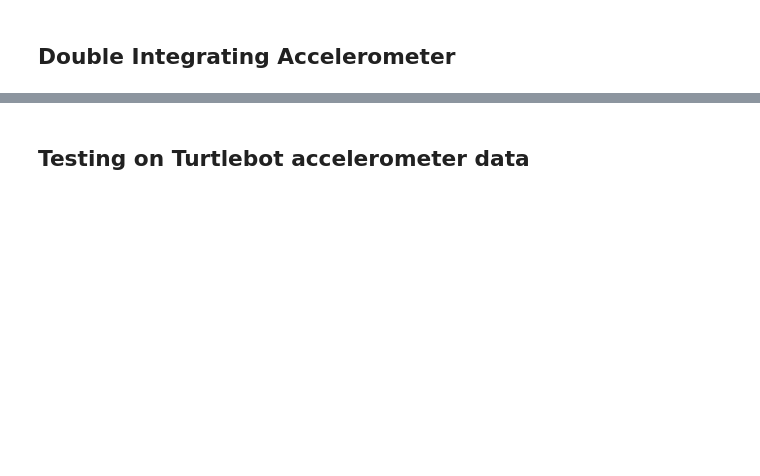
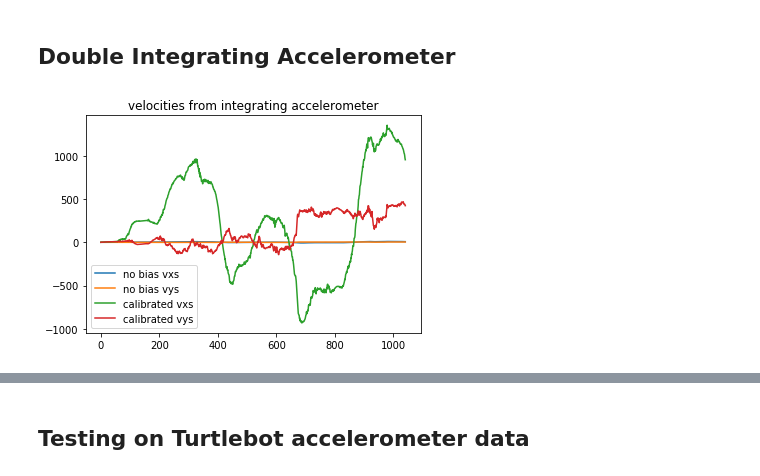
Before and after one commit to PHIL-MQP/phil, a Jupyter notebook: python/notebooks/MoCap Data Viz.ipynb, the cells around one changed output, grey strips where cells are left out. Cells and saved outputs as stored; diff of their text form; code cells hidden in the pictures; blank space fills up the shorter version.

```diff
--- a/python/notebooks/MoCap Data Viz.ipynb
+++ b/python/notebooks/MoCap Data Viz.ipynb
@@ -132,27 +145,30 @@ plt.show()
 # %% [markdown]
 ## Double Integrating Accelerometer
 # %%
-def DoubleIntegrateAccelerometer(accelerometer_data, x_bias, y_bias, x_scale, y_scale):
+def DoubleIntegrateAccelerometer(accelerometer_data, K, T, b):
     x = 0
     y = 0
     vx = 0
     vy = 0
-    last_t = accelerometer_data[0][-1]
+    dt_s = .02
     xs = []
     ys = []
     vxs = []
     vys = []
     axs = []
     ays = []
+
     for data in accelerometer_data:
-        ax = (data[0] - x_bias) * x_scale
-        ay = (data[1] - y_bias) * y_scale
-        dt_s = data[-1] - last_t
+        a_s = data[3:6]
+        a_o = T@K@(a_s+b).T
+        ax = a_o[0][0]
+        ay = a_o[1][0]
+
+#         print(a_o, a_s, dt_s)
         vx += ax * dt_s
         vy += ay * dt_s
         x += vx * dt_s + 0.5 * ax * dt_s ** 2
         y += vy * dt_s + 0.5 * ay * dt_s ** 2
-        last_t = data[-1]
         axs.append(ax)
         ays.append(ay)
         vxs.append(vx)
@@ -162,15 +178,20 @@ def DoubleIntegrateAccelerometer(accelerometer_data, x_bias, y_bias, x_scale, y_
 
     return xs, ys, vxs, vys, axs, ays
 # %%
-no_bias = DoubleIntegrateAccelerometer(sensor_data, x_bias=0, y_bias=0, x_scale=1000, y_scale=1000)
-calib = DoubleIntegrateAccelerometer(sensor_data, x_bias=.0385, y_bias=.041, x_scale=1000, y_scale=1000)
+K = np.array([[1,0,0],[0,1,0],[0,0,1]])*100
+T = np.array([[1,0,0.01],[0,1,0],[0,0,1]])
+b = np.array([[0.0385,0.041,0]])
+no_bias = DoubleIntegrateAccelerometer(sensor_data, np.eye(3), np.eye(3), np.array([[0,0,0]]))
+calib = DoubleIntegrateAccelerometer(sensor_data, K, T, b)
 plt.plot(no_bias[2], label="no bias vxs")
 plt.plot(no_bias[3], label="no bias vys")
 plt.plot(calib[2], label="calibrated vxs")
 plt.plot(calib[3], label="calibrated vys")
 plt.title("velocities from integrating accelerometer")
 plt.legend()
 plt.show()
+# %% [output]
+[figure, added]
 # %%
 plt.figure(figsize=(10,10))
 plt.scatter(no_bias[0], no_bias[1], marker='.', s=1, color='b', label='Accelerometer, no bias')
```
Also changed, not shown: parts of 10 cells of this notebook, 7 other files.
